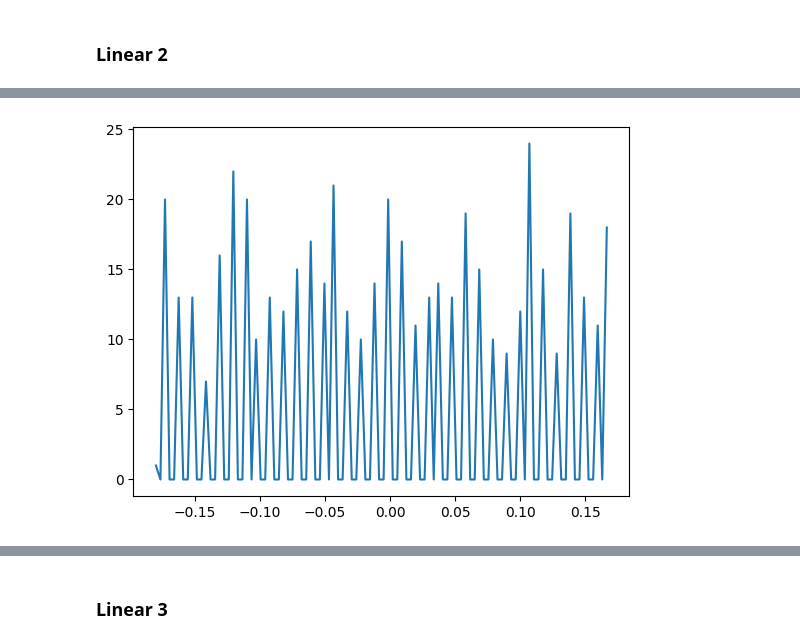
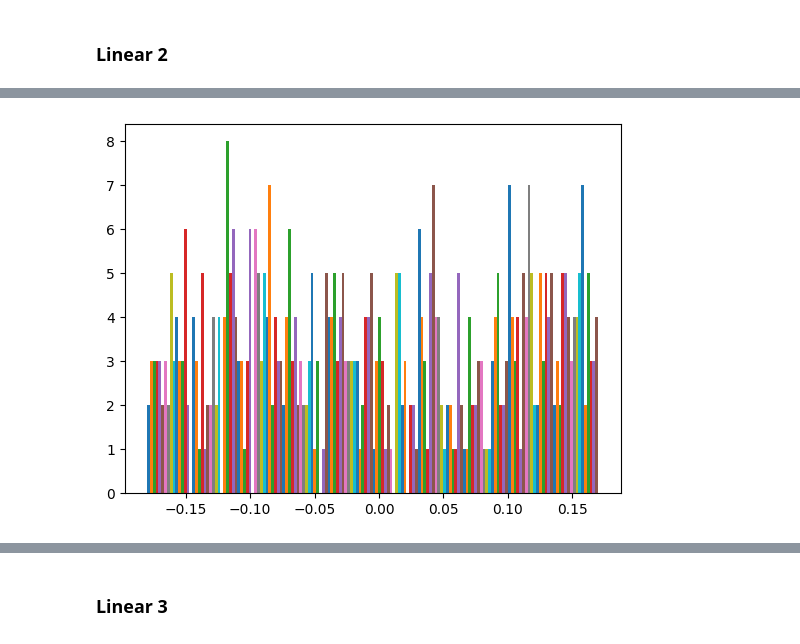
Before and after one commit to Erickllino/Neural_Network, a Jupyter notebook: IRIS.ipynb, the cells around one changed output, grey strips where cells are left out. Drawn from its saved outputs; the diff is of its cells as text; code cells hidden in the pictures.

```diff
--- a/IRIS.ipynb
+++ b/IRIS.ipynb
@@ -569,4 +536,4 @@ hist_before_train = plt.plot(X_L2_before,y_L2_before)
-# %%
-hist_after_train = plt.plot(X_L2_after,y_L2_after)
-# %% [output]
-[figure, removed]
+# %%
+hist_before_train = plt.hist(y2.sort()[0].round(decimals=3), rwidth=1)
+# %% [output]
+[figure, added]
```
Also changed, not shown: parts of 26 cells of this notebook.
